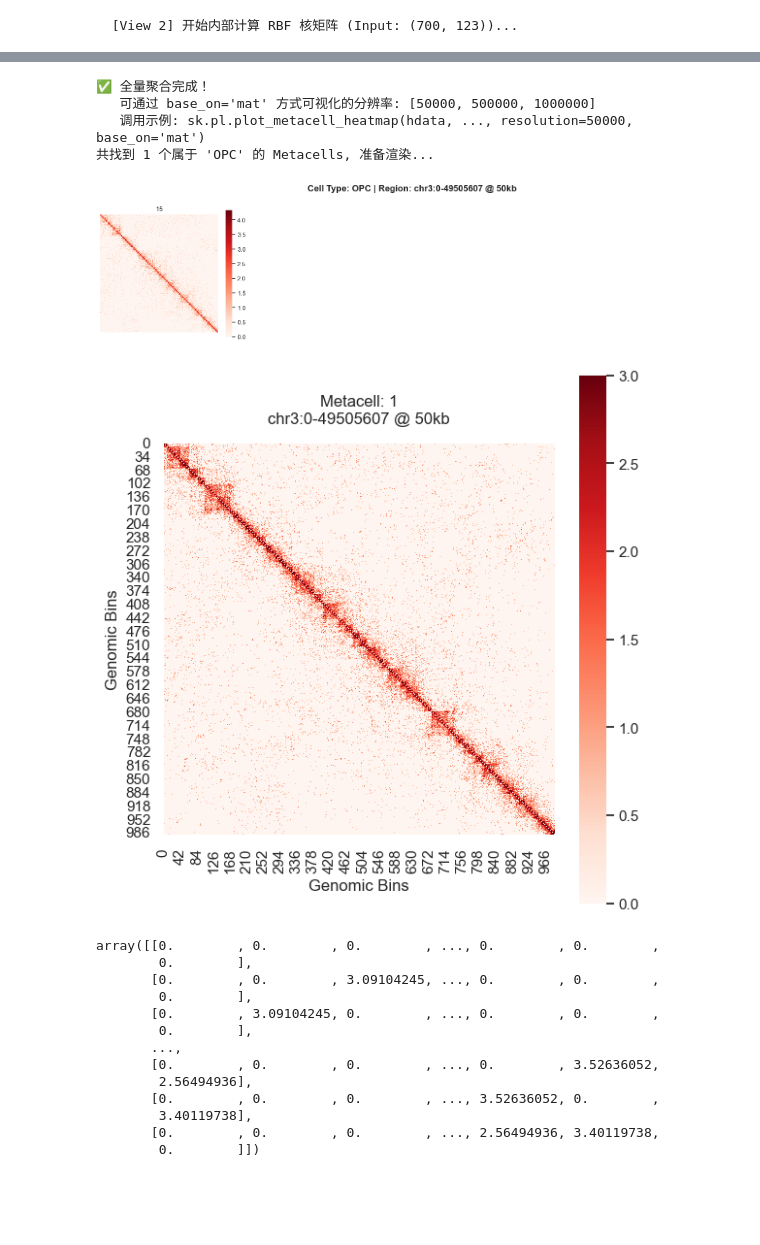
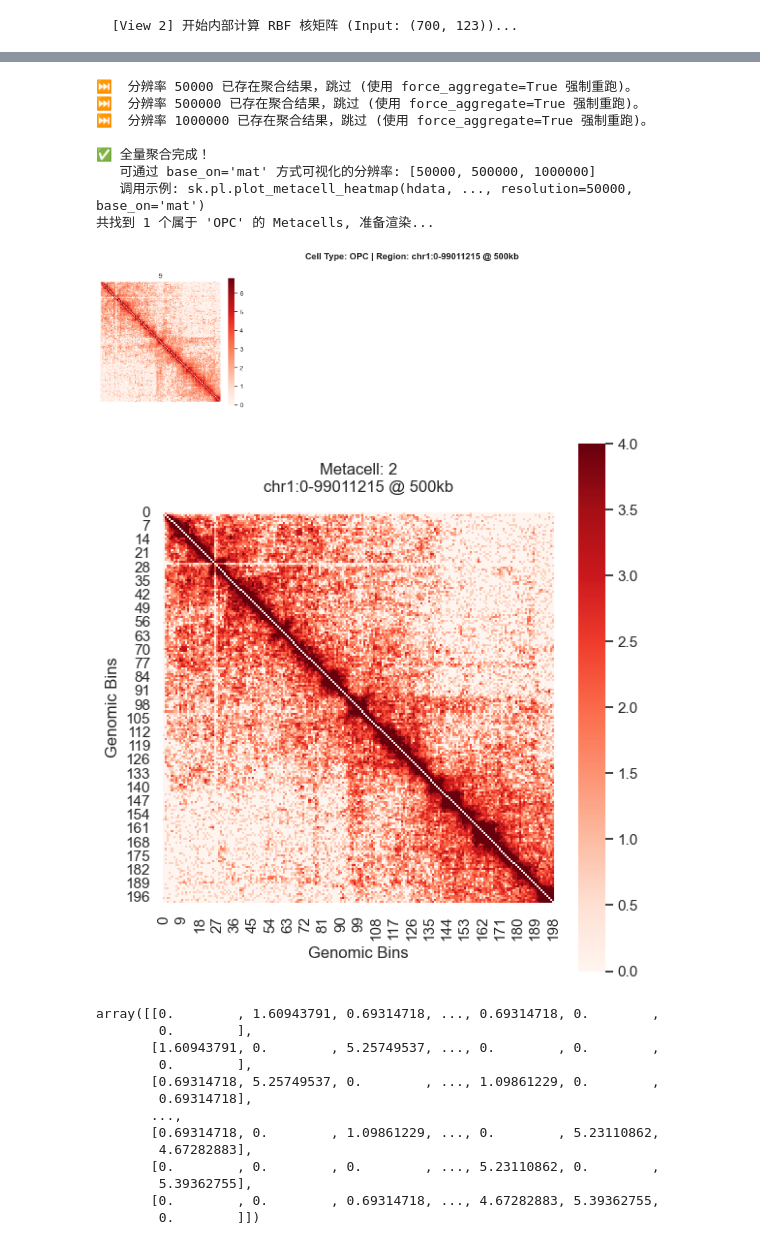
Before and after one commit to CCCKW/hstack, a Jupyter notebook: test.ipynb, the cells around one changed output, grey strips where cells are left out. Saved outputs shown, nothing was run; the diff lists cells and outputs as text; code cells hidden in the pictures; blank space fills up the shorter version.

```diff
--- a/test.ipynb
+++ b/test.ipynb
@@ -266,8 +267,8 @@ sk.pl.plot_metacells2(hdata, resolution=1000000, title="Final Metacell Positions
 # %%
-chrom = 'chr3'
-resolution = 50000
+chrom = 'chr1'
+resolution = 500000
 start =0
-end=198022430//4
+end=198022430//2
 # %%
 sk.tl.aggregate_metacell_pairs(hdata,  n_jobs=2, force_aggregate=False,
                              convert_to_cool=True, convert_to_mcool=True,
@@ -293,7 +293,7 @@ HData object with 700 cells and 15 metacells
     model: MultiViewSEACells (trained: True)
 # %%
 # 1. 直接全内存聚合生成 mat (不需要跑 pair/cool/mcool)
-sk.tl.aggregate_metacell_mat(hdata, )
+sk.tl.aggregate_metacell_mat(hdata, force_aggregate=False)
 
 # 2. 画图验证 (通过 base_on="mat" 一键路由)
 sk.pl.plot_celltype_heatmaps(hdata, cell_type='OPC', chrom=chrom,
@@ -303,37 +303,41 @@ sk.pl.plot_celltype_heatmaps(hdata, cell_type='OPC', chrom=chrom,
                                 base_on='mat',
                                 cell_type_col='dominant_label',balance=False)
 # %% [output]
+⏭️  分辨率 50000 已存在聚合结果，跳过 (使用 force_aggregate=True 强制重跑)。
+⏭️  分辨率 500000 已存在聚合结果，跳过 (使用 force_aggregate=True 强制重跑)。
+⏭️  分辨率 1000000 已存在聚合结果，跳过 (使用 force_aggregate=True 强制重跑)。
+
 ✅ 全量聚合完成！
    可通过 base_on='mat' 方式可视化的分辨率: [50000, 500000, 1000000]
    调用示例: sk.pl.plot_metacell_heatmap(hdata, ..., resolution=50000, base_on='mat')
 共找到 1 个属于 'OPC' 的 Metacells, 准备渲染...
-[figure, old version]
+[figure, new version]
 # %%
 sk.pl.plot_metacell_heatmap(hdata=hdata,
-                            metacell_id=1,
+                            metacell_id=2,
                             chrom=chrom,
                             start=start,
                             end=end,
                             resolution=resolution,
                             balance=False,
                             base_on='pair',
                             log1p=True,
-                            vmax=3,
+                            vmax=4,
                             fill_diagonal_zero=True)
 # %% [output]
-[figure, old version]
+[figure, new version]
-array([[0.        , 0.        , 0.        , ..., 0.        , 0.        ,
+array([[0.        , 1.60943791, 0.69314718, ..., 0.69314718, 0.        ,
         0.        ],
-       [0.        , 0.        , 3.09104245, ..., 0.        , 0.        ,
+       [1.60943791, 0.        , 5.25749537, ..., 0.        , 0.        ,
         0.        ],
-       [0.        , 3.09104245, 0.        , ..., 0.        , 0.        ,
-        0.        ],
+       [0.69314718, 5.25749537, 0.        , ..., 1.09861229, 0.        ,
+        0.69314718],
        ...,
-       [0.        , 0.        , 0.        , ..., 0.        , 3.52636052,
-        2.56494936],
-       [0.        , 0.        , 0.        , ..., 3.52636052, 0.        ,
-        3.40119738],
-       [0.        , 0.        , 0.        , ..., 2.56494936, 3.40119738,
+       [0.69314718, 0.        , 1.09861229, ..., 0.        , 5.23110862,
+        4.67282883],
+       [0.        , 0.        , 0.        , ..., 5.23110862, 0.        ,
+        5.39362755],
+       [0.        , 0.        , 0.69314718, ..., 4.67282883, 5.39362755,
         0.        ]])
 # %%
 sk.pl.plot_metacell_heatmap(hdata=hdata,
```
Also changed, not shown: parts of 17 cells of this notebook, 15 other files.
